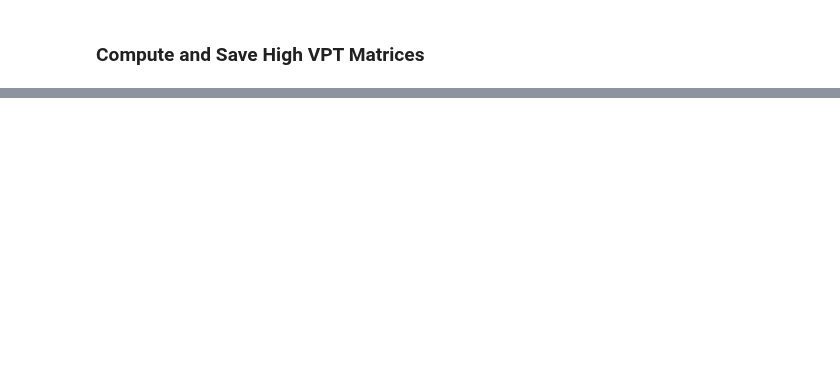
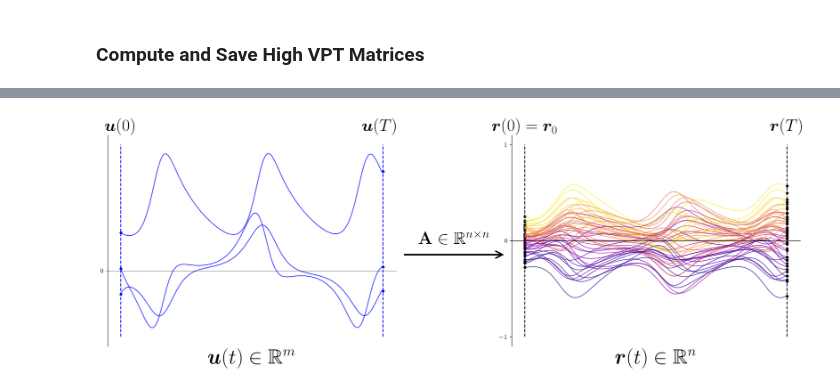
Before and after one commit to seyfdall/Thinned_Rescomp, a Jupyter notebook: paper_plots/paper_plots.ipynb, the cells around one changed output, grey strips where cells are left out. Drawn from its saved outputs; the diff is of its cells as text; code cells hidden in the pictures; blank space fills up the shorter version.

```diff
--- a/paper_plots/paper_plots.ipynb
+++ b/paper_plots/paper_plots.ipynb
@@ -84,0 +89,13 @@ VPT: 1.8900000000000001
+# %%
+plot_reservoir_processing(
+    reservoir_states,
+    u_true,
+    u_hat,
+    T,
+    t,
+    n,
+    save_path=plots_dir / "reservoir_processing.png",
+    save_dpi=600,
+)
+# %% [output]
+[figure, added]
```
Also changed, not shown: parts of 12 cells of this notebook, 1 other file.
